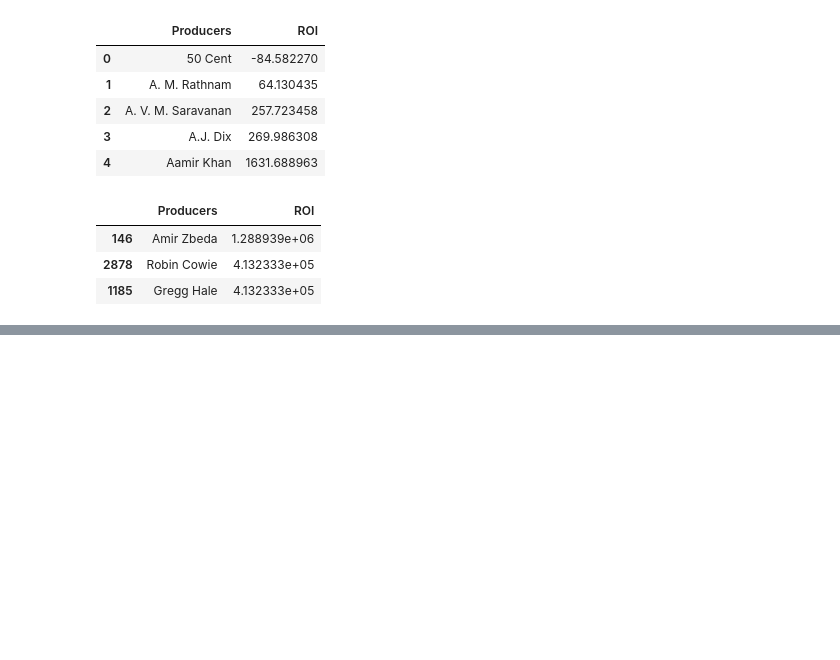
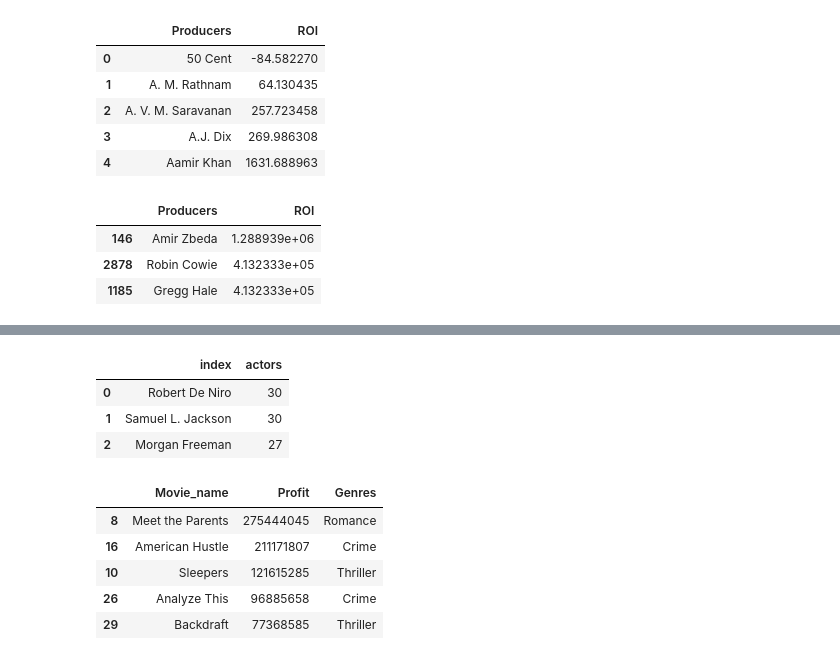
Before and after one commit to Laxmi884/EDA_IMDB_DataSet, a Jupyter notebook: EDA_on_IMDB_Dataset.ipynb, the cells around one changed output, grey strips where cells are left out. Saved outputs shown, nothing was run; the diff lists cells and outputs as text; code cells hidden in the pictures; blank space fills up the shorter version.

```diff
--- a/EDA_on_IMDB_Dataset.ipynb
+++ b/EDA_on_IMDB_Dataset.ipynb
@@ -330,0 +405,56 @@ top_producers.sort_values('ROI',ascending=False).head(3)
+# %%
+most_no.head(3)
+# %% [output]
+|  | index | actors |
+| 0 | Robert De Niro | 30 |
+| 1 | Samuel L. Jackson | 30 |
+| 2 | Morgan Freeman | 27 |
+# %%
+#Getting movie name and profit for that movie
+profit1 = []
+movies1 = []
+profit2 = []
+movies2 = []
+genre_robert = []
+r=[]
+genre_samule = []
+s = []
+for index,row in imdb_df_cast.iterrows():
+  for iter in imdb_df_cast.loc[index,'cast']:
+    if type(iter) ==dict:
+      actor = iter['name']
+      if actor == 'Robert De Niro':
+        profit1.append(imdb_df_cast.loc[index,'profit'])
+        movies1.append(imdb_df_cast.loc[index,'original_title'])
+        for i in imdb_df_cast.loc[index,'genres']:
+          r = []
+          r.append(i['name'])
+        genre_robert.append(r)
+
+
+      if actor == 'Samuel L. Jackson':
+        profit2.append(imdb_df_cast.loc[index,'profit'])
+        movies2.append(imdb_df_cast.loc[index,'original_title'])
+        for i in imdb_df_cast.loc[index,'genres']:
+          s = []
+          s.append(i['name'])
+        genre_samule.append(s)
+# %%
+genr = np.array(genre_robert)
+gens = np.array(genre_samule)
+# %%
+mov1 = pd.DataFrame(movies1,columns=['Movie_name'])
+prof1 = pd.DataFrame(profit1,columns=['Profit'])
+gen1 = pd.DataFrame(genr,columns=['Genres'])
+# %%
+Movies_by_Robert = pd.concat([mov1,prof1,gen1],axis=1)
+# %%
+#Top movies by Robert
+Movies_by_Robert.sort_values('Profit',ascending=False).head()
+# %% [output]
+|  | Movie_name | Profit | Genres |
+| 8 | Meet the Parents | 275444045 | Romance |
+| 16 | American Hustle | 211171807 | Crime |
+| 10 | Sleepers | 121615285 | Thriller |
+| 26 | Analyze This | 96885658 | Crime |
+| 29 | Backdraft | 77368585 | Thriller |
```
Also changed, not shown: parts of 15 cells of this notebook.
